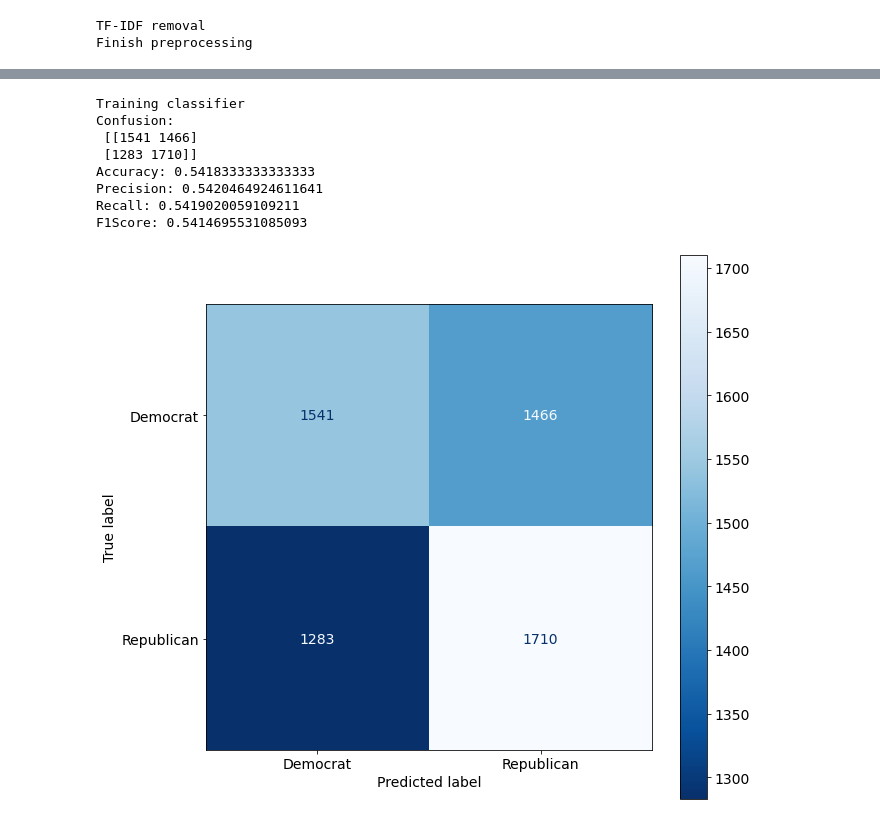
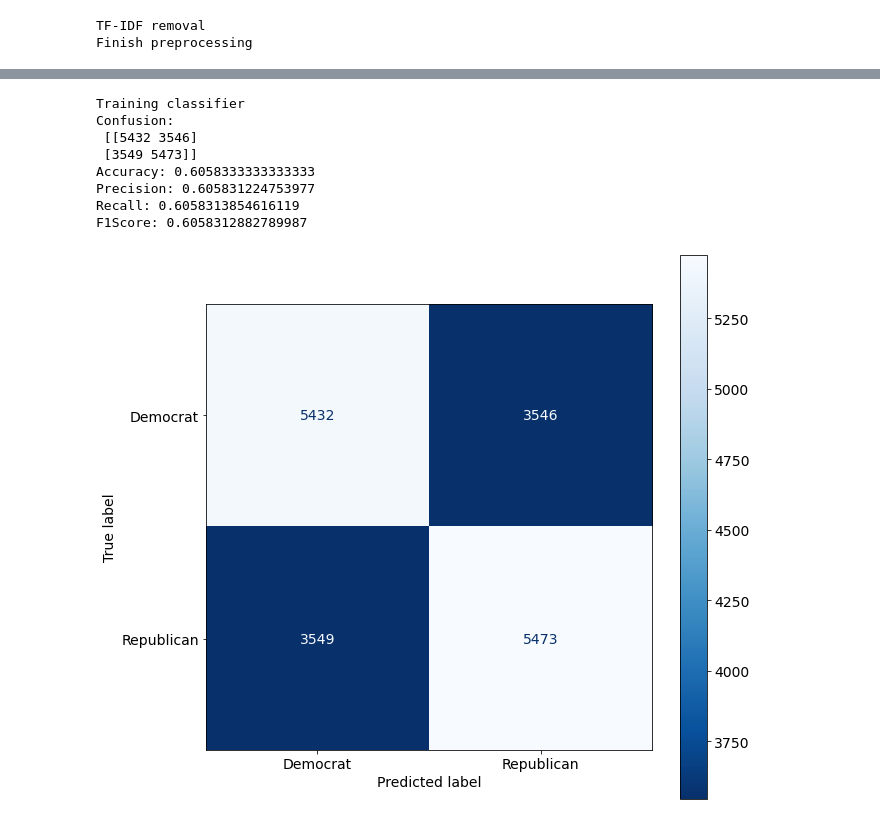
Before and after one commit to Lennart97/nlp_project, a Jupyter notebook: problem-solution-clean.ipynb, the cells around one changed output, grey strips where cells are left out. Saved outputs shown, nothing was run; the diff lists cells and outputs as text; code cells hidden in the pictures.

```diff
--- a/problem-solution-clean.ipynb
+++ b/problem-solution-clean.ipynb
@@ -272,8 +292,8 @@ def compute_coherence_values(dictionary, corpus, texts, limit, start=2, step=3):
 
     return model_list, perplexitiy_values, evaluations
 # %%
-limit=200
-start=2
+limit=180
+start=5
 step=5
 
 model_list, perplexitiy_values, evaluations = compute_coherence_values(dictionary=id2word, corpus=corpus, texts=df['trigrams'], start=start, limit=limit, step=step)
@@ -316,12 +336,12 @@ for evaluation in evaluations:
     for name, ev in evaluation.items():
     # evaluation: confusion, accuracy, precision, recall, fscore
         confusion, accuracy, precision, recall, fscore = ev
-        scores[name].append(precision)
+        scores[name].append(fscore)
 
 for label, score in scores.items():
     plt.plot(x, score, label = label)
 plt.xlabel("Num Topics")
-plt.ylabel("Confusion")
+plt.ylabel("Accuracy")
 plt.legend()
 plt.savefig("img/topic_confusion.pdf")
 plt.show()
@@ -331,8 +351,7 @@ plt.show()
 # Create a summary for each classifier
 
 names = evaluations[0].keys()
-x = range(0, 200, 5)
-print(x)
+x = range(5, 180, 5)
 plt.clf()
 
 # Create summary figure for all classifiers separately
@@ -363,5 +382,5 @@ for name in names:
     plt.ylabel("")
     plt.legend()
     plt.savefig("img/summary_" + name.lower() + ".pdf")
-    plt.clf()
+    #plt.clf()
 # %% [output]
@@ -370,56 +389,57 @@ range(0, 200, 5)
 # %%
 import gensim
-# Figures show 130 topics are the sweet spot
-# TODO: parameters
+
 lda_model = gensim.models.LdaMulticore(
                 corpus=corpus[:-1],
                 id2word=id2word,
-                num_topics=105,
-                random_state=100,
-                chunksize=100,
-                passes=10,
-                workers=4
+                num_topics=60,
+                random_state=123,
+                per_word_topics=False,
+                workers=7
             )
 # %%
 # Rerun the classifier on the new dataset
 
 df['topic_vec'] = df['trigrams'].apply(lambda trigram: get_document_topic(lda_model, trigram))
 df['len'] = df['topic_vec'].apply(lambda x: len(x))
 
 print('Training classifier')
-text_train, text_test, label_train, label_test = train_test_split(df["topic_vec"], df['Party'], train_size=0.70, random_state=101, test_size=0.30, shuffle=True)
-cl = LinearSVC()
+text_train, text_test, label_train, label_test = train_test_split(df["topic_vec"], df['Party'], train_size=0.70, random_state=123, test_size=0.30, shuffle=True)
+cl = MLPClassifier()
+
 # Train and predict
 cl.fit(text_train.to_list(), label_train)
 prediction = cl.predict(text_test.to_list())
+
 # Confusion matrix
 confusion = confusion_matrix(label_test, prediction)
 accuracy = accuracy_score(label_test, prediction)
 precision, recall, fscore, *rest = precision_recall_fscore_support(label_test, prediction, average='macro')
 
 print("Confusion:\n " + str(confusion))
 print("Accuracy: " + str(accuracy))
 print("Precision: " + str(precision))
 print("Recall: " + str(recall))
 print("F1Score: " + str(fscore))
+
 # increase size of plot and fontsize for improved visibility
 fig, ax_cm = plt.subplots(figsize=(10, 10))
 plt.rcParams.update({'font.size': 14})
 # create plot for multi-class confusion matrix, use prepared axes object and change colormap for better contrast
 plot_confusion_matrix(cl, text_test.to_list(), label_test.to_list(), ax=ax_cm, cmap=plt.cm.Blues_r)
 # show plot corresponding to printed name and accuracy
 plt.savefig("img/lvm_summary_130.pdf")
 plt.show()
 # %% [output]
 Training classifier
 Confusion:
- [[1541 1466]
- [1283 1710]]
-Accuracy: 0.5418333333333333
-Precision: 0.5420464924611641
-Recall: 0.5419020059109211
-F1Score: 0.5414695531085093
+ [[5432 3546]
+ [3549 5473]]
+Accuracy: 0.6058333333333333
+Precision: 0.605831224753977
+Recall: 0.6058313854616119
+F1Score: 0.6058312882789987
-[figure, old version]
+[figure, new version]
 # %%
 import pyLDAvis.gensim_models
 pyLDAvis.enable_notebook()
```
Also changed, not shown: parts of 15 cells of this notebook, 8 other files.
